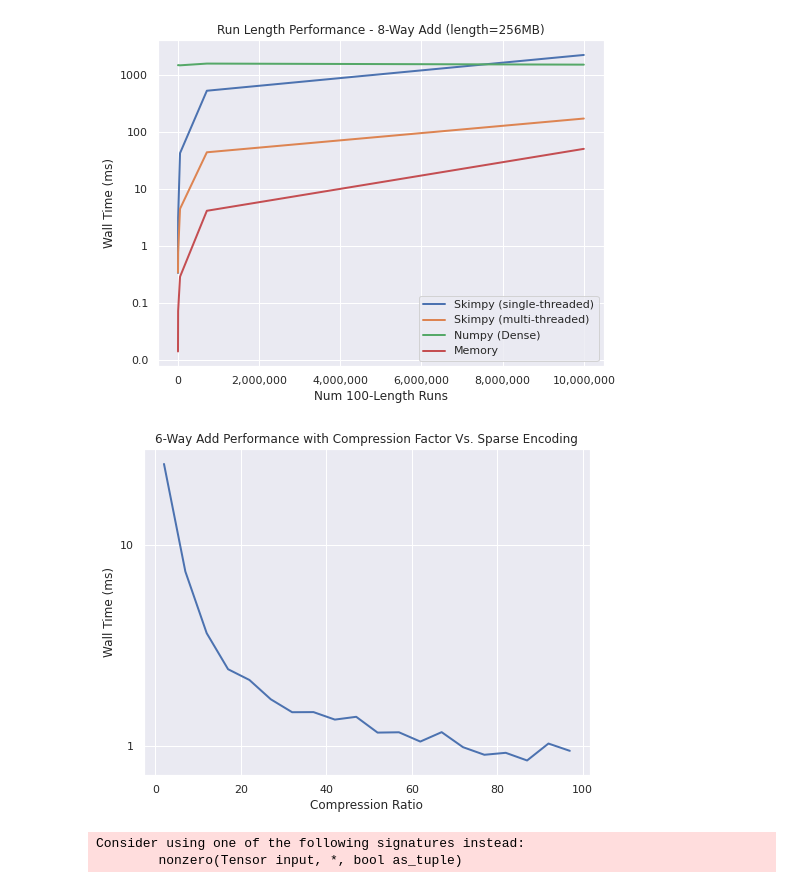
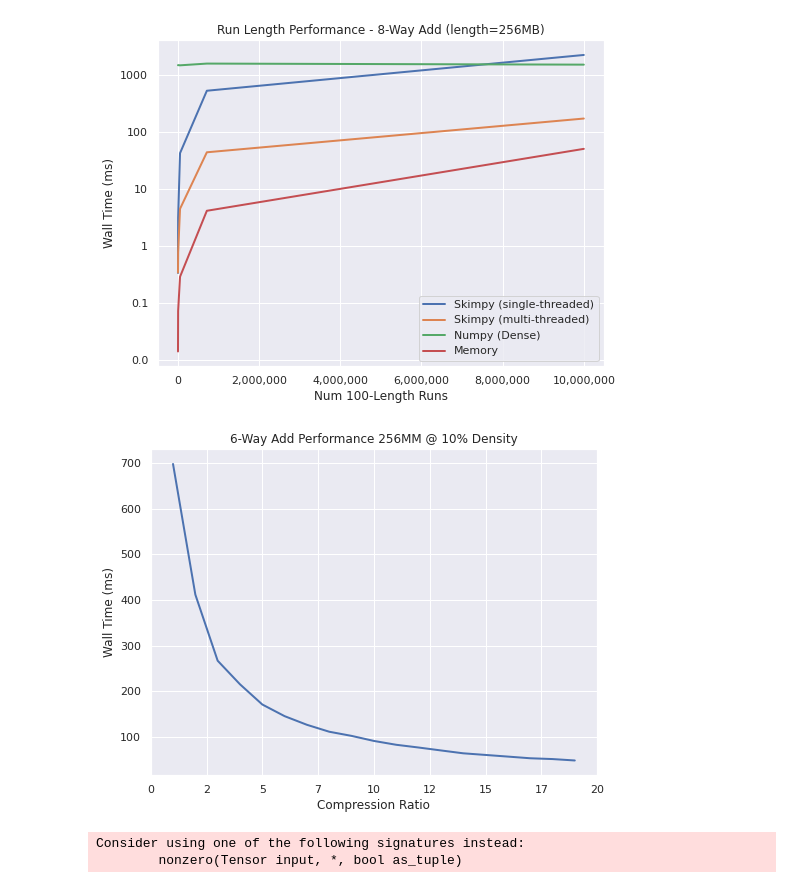
Before and after one commit to turtlesoupy/pyskip, a Jupyter notebook: notebooks/skimpy_bench_project.ipynb, the cells around one changed output. Saved outputs shown, nothing was run; the diff lists cells and outputs as text; code cells hidden in the pictures.

```diff
--- a/notebooks/skimpy_bench_project.ipynb
+++ b/notebooks/skimpy_bench_project.ipynb
@@ -59,6 +59,9 @@ def line_plot(
     xlog=True,
     ylog=True,
     ylim=None,
+    xlim=None,
+    xticks=None,
+    yticks=None,
 ):
     fig, ax = plt.subplots(figsize=(8, 6))
 
@@ -80,6 +83,12 @@ def line_plot(
         plt.yscale("log")
     if ylim is not None:
         plt.ylim(ylim)
+    if xlim is not None:
+        plt.xlim(xlim)
+    if xticks is not None:
+        plt.xticks(xticks)
+    if yticks is not None:
+        plt.yticks(yticks)
     ax.get_yaxis().set_major_formatter(matplotlib.ticker.FuncFormatter(lambda x, p: f"{x:.1f}" if x < 1 else f"{x:.0f}"))
     #ax1.get_xaxis().set_major_formatter(matplotlib.ticker.ScalarFormatter())
     ax.get_xaxis().set_major_formatter(matplotlib.ticker.FuncFormatter(lambda x, p: format(int(x), ',')))
@@ -280,6 +289,19 @@ CONV_SUITE_WITH_GPU = {
 CONV_SUITE_NO_GPU = {k: v for k, v in CONV_SUITE_WITH_GPU.items() if k != "Torch (gpu)"}
 MINECRAFT_SUITE = {k.replace("dense", "mixed-density"):v for k, v in CONV_SUITE_WITH_GPU.items()}
 
+#MINECRAFT_SUITE['Memory (rle)'] = {
+#    "method": "run_memory",
+#    "kwargs": {
+#        "encoding": "rle"
+#    }
+#}
+#MINECRAFT_SUITE['Memory (mixed density)'] = {
+#    "method": "run_memory",
+#    "kwargs": {
+#        "encoding": "mixed"
+#    }
+#}
+
 CONV_SUITE_WITH_MEGATENSOR = {
     "PySkip (t=1)": {
         "method": "run_skimpy",
@@ -656,16 +678,16 @@ line_plot(
 # %% [output]
 [figure]
 # %%
-rls = np.array(list(range(2, 100, 5)))
+rls = np.array(list(range(1, 20, 1)))
 compression_variance = benchmarks.RunLengthArrayBenchmark.run_suite_axis(
     'num_non_zero', [
         {
-            'num_non_zero': int(128_000_000 * 0.01 / rl),
+            'num_non_zero': int(256_000_000 * 0.10 / rl),
             'run_length': rl
         } for rl in rls
     ],
-    repeats=1,
-    array_length=128_000_000,
+    repeats=7,
+    array_length=256_000_000,
     num_inputs=6,
     align_inputs=False,
     deterministic_run_length=True,
@@ -682,15 +704,16 @@ compression_variance = benchmarks.RunLengthArrayBenchmark.run_suite_axis(
 # %%
 line_plot(
     rls,
     compression_variance,
     xlabel="Compression Ratio",
     ylabel="Wall Time (ms)",
-    title="6-Way Add Performance with Compression Factor Vs. Sparse Encoding",
+    title="6-Way Add Performance 256MM @ 10% Density",
     xlog=False,
-    ylog=True
+    ylog=False,
+    xlim=[0, 20]
 )
 # %% [output]
-[figure, old version]
+[figure, new version]
 # %%
 run_length = 100
 run_length_density_01 = benchmarks.RunLengthArrayBenchmark.run_suite(
```
Also changed, not shown: parts of 2 cells of this notebook, 2 other files.
